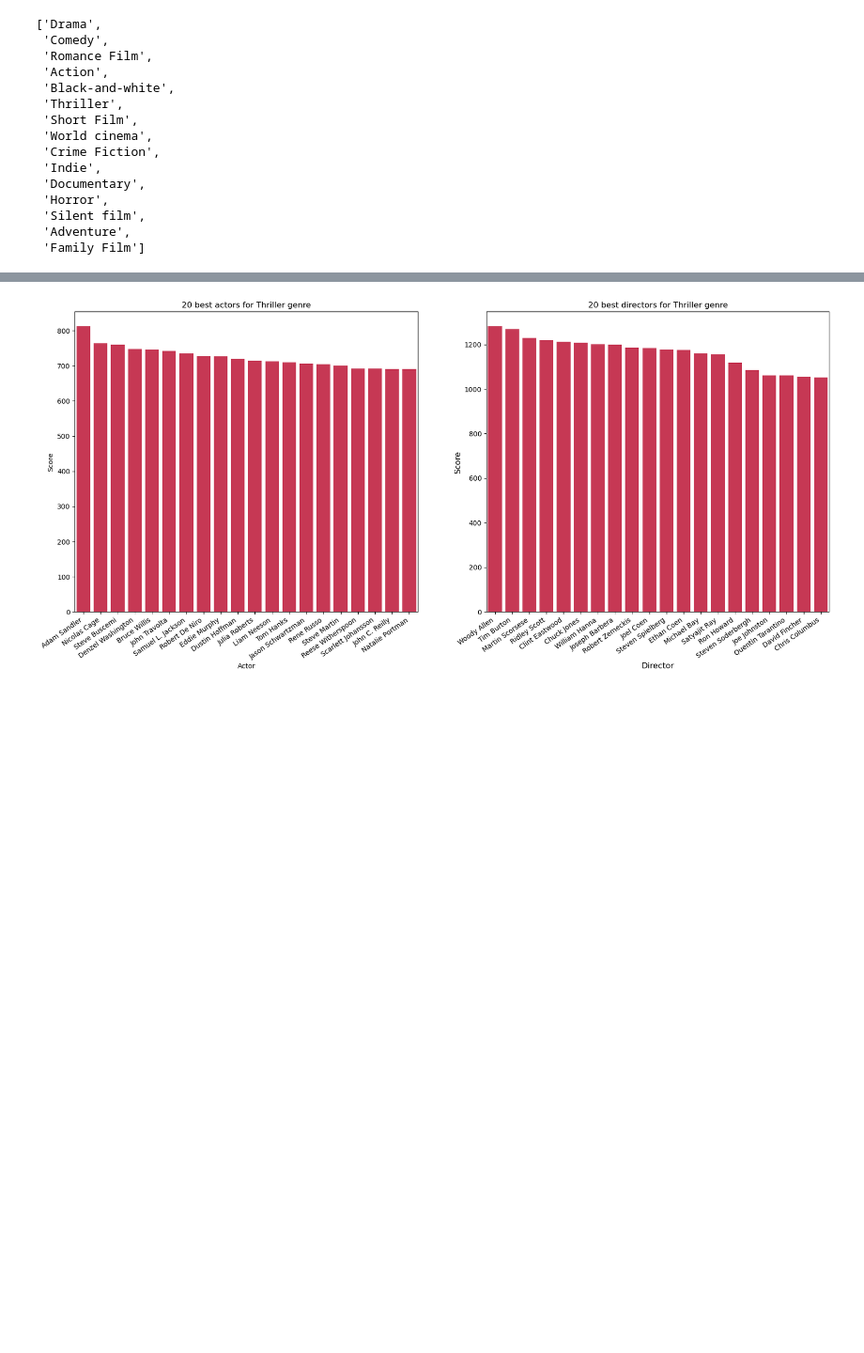
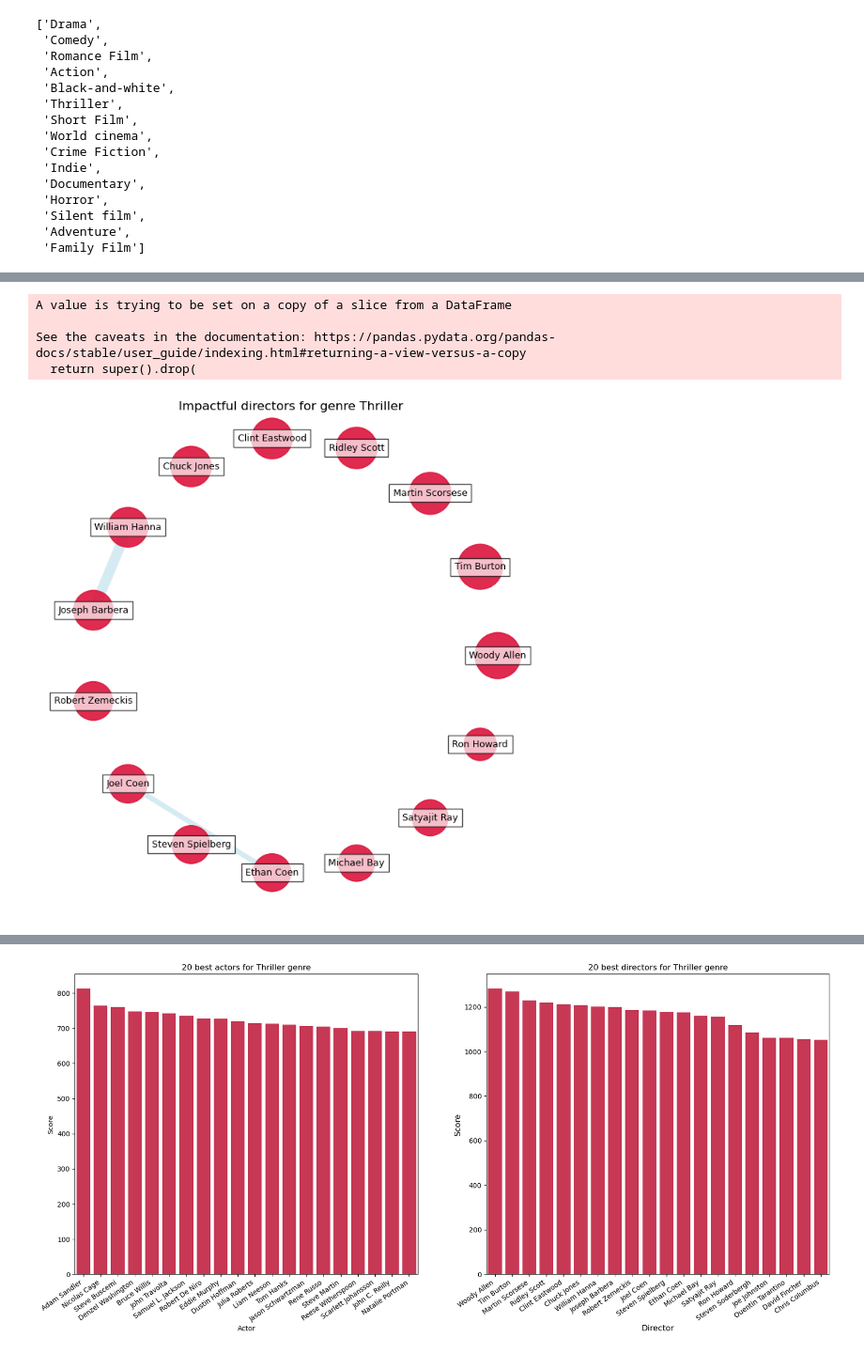
Before and after one commit to epfl-ada/ada-2022-project-theadaholics, a Jupyter notebook: main.ipynb, the cells around one changed output, grey strips where cells are left out. Shown at 94% size. Cells and saved outputs as stored; diff of their text form; code cells hidden in the pictures; blank space fills up the shorter version.

Commit message:
bubble graph function

```diff
--- a/main.ipynb
+++ b/main.ipynb
@@ -2675,9 +2611,18 @@ def draw_bubble_graph(df_score, df_pair_score, feature, genre, N, N_threshold):
         G.remove_edges_from(list(zip(edge_data[edge_data['target'].isna()]['source'], edge_data[edge_data['target'].isna()]['target'])))
 
 
-    edge_data = pd.DataFrame({'source' : top_N_graph[feature].tolist(),
+    else:
+        edge_data = pd.DataFrame({'source' : top_N_graph[feature].tolist(),
                               'target' : top_N_graph[feature].tolist()})
-    G = nx.from_pandas_edgelist(edge_data, 'source', 'target', None)
+        G = nx.from_pandas_edgelist(edge_data, 'source', 'target', None)
+
+    # Create node data:
+    node_data = pd.DataFrame({'name' : top_N_graph[feature].tolist(),
+                        'score': top_N_graph['Score'].tolist()}).drop_duplicates(subset='name')
+
+    G.add_nodes_from(node_data['name'])
+
+
 
 
     # Remove node NaN
@@ -2687,7 +2632,7 @@ def draw_bubble_graph(df_score, df_pair_score, feature, genre, N, N_threshold):
 
     # Generate layout for visualization
     pos = nx.circular_layout(G)
-    fig, ax = plt.subplots(figsize=(10, 10))
+    fig, ax = plt.subplots(figsize=(7, 7))
 
 
     # Visualize graph components
@@ -2705,7 +2650,7 @@ def draw_bubble_graph(df_score, df_pair_score, feature, genre, N, N_threshold):
     ax.margins(0.1, 0.05)
     fig.tight_layout()
     plt.axis("off")
-    plt.title("Impactful " + feature)
+    plt.title("Impactful " + feature + " for genre "+ genre)
 
     #plt.savefig('../output/network_sparse.png', dpi = 500)
     plt.show()
@@ -2784,2 +2814,0 @@ genre_pairs_score = weighted_rating(genre_pairs_score, 'Score', 'num_movies', 'W
-# %%
-director_pairs_score.iloc[0:10000,1] = 2
@@ -2862,0 +2815,15 @@ director_pairs_score
+# %%
+def draw_bubble_graph_best_individuals(df, genre, N_nodes, N_genre, threshold_edges):
+
+    [actors_score, director_score, genre_score, actor_pairs_score, director_pairs_score, genre_pairs_score] = best_individuals(df,genre)
+    draw_bubble_graph(df_score=directors_score, df_pair_score=director_pairs_score, feature='directors', genre=genre, N=N_nodes, N_threshold=threshold_edges)
+    draw_bubble_graph(df_score=actors_score, df_pair_score=actor_pairs_score, feature='actor_name', genre=genre, N=N_nodes, N_threshold=threshold_edges)
+    draw_bubble_graph_for_genre(df_score=genre_score, df_pair_score=genre_pairs_score, feature='genre', genre=genre, N=N_genre+1, N_threshold=threshold_edges)
+# %%
+draw_bubble_graph_best_individuals(df=df_all, genre='Thriller',N_nodes=15, N_genre=5, threshold_edges=3)
+# %% [output]
+A value is trying to be set on a copy of a slice from a DataFrame
+
+See the caveats in the documentation: https://pandas.pydata.org/pandas-docs/stable/user_guide/indexing.html#returning-a-view-versus-a-copy
+  return super().drop(
+[figure, added]
```
Also changed, not shown: parts of 18 cells of this notebook.
